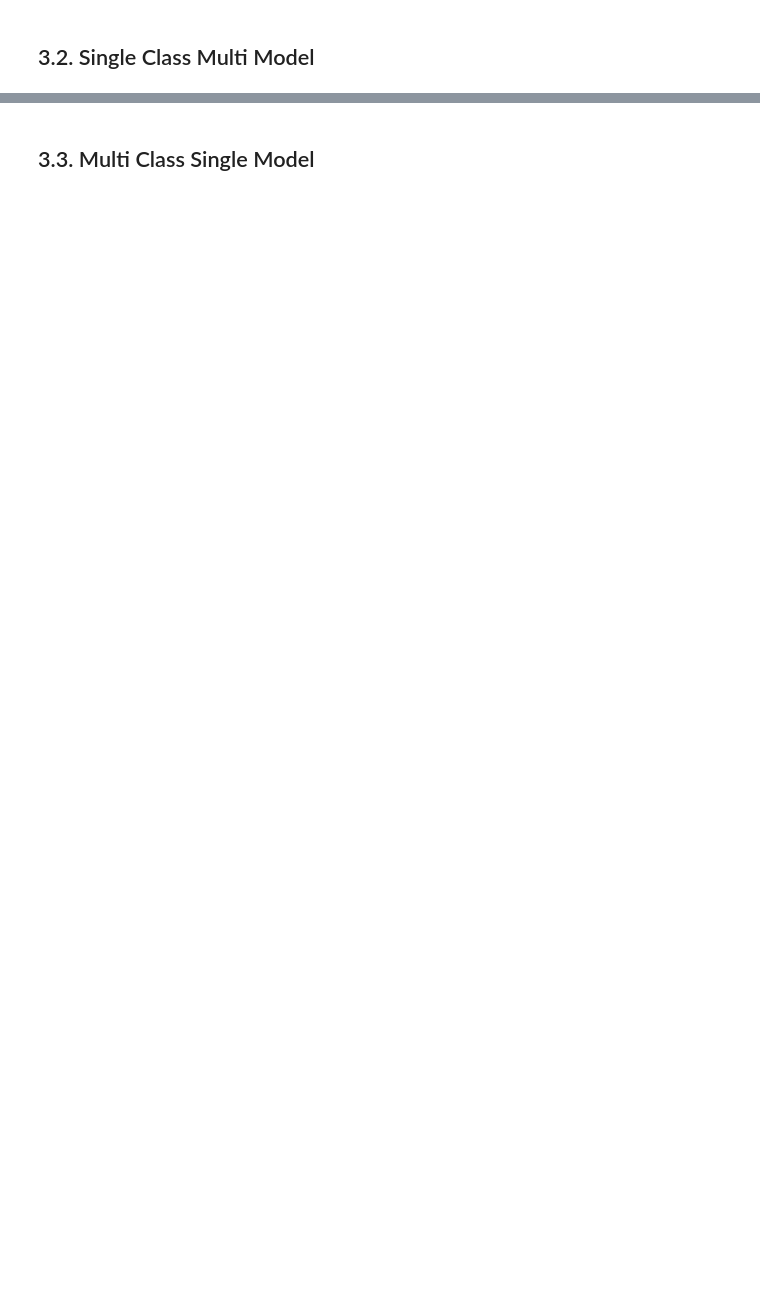
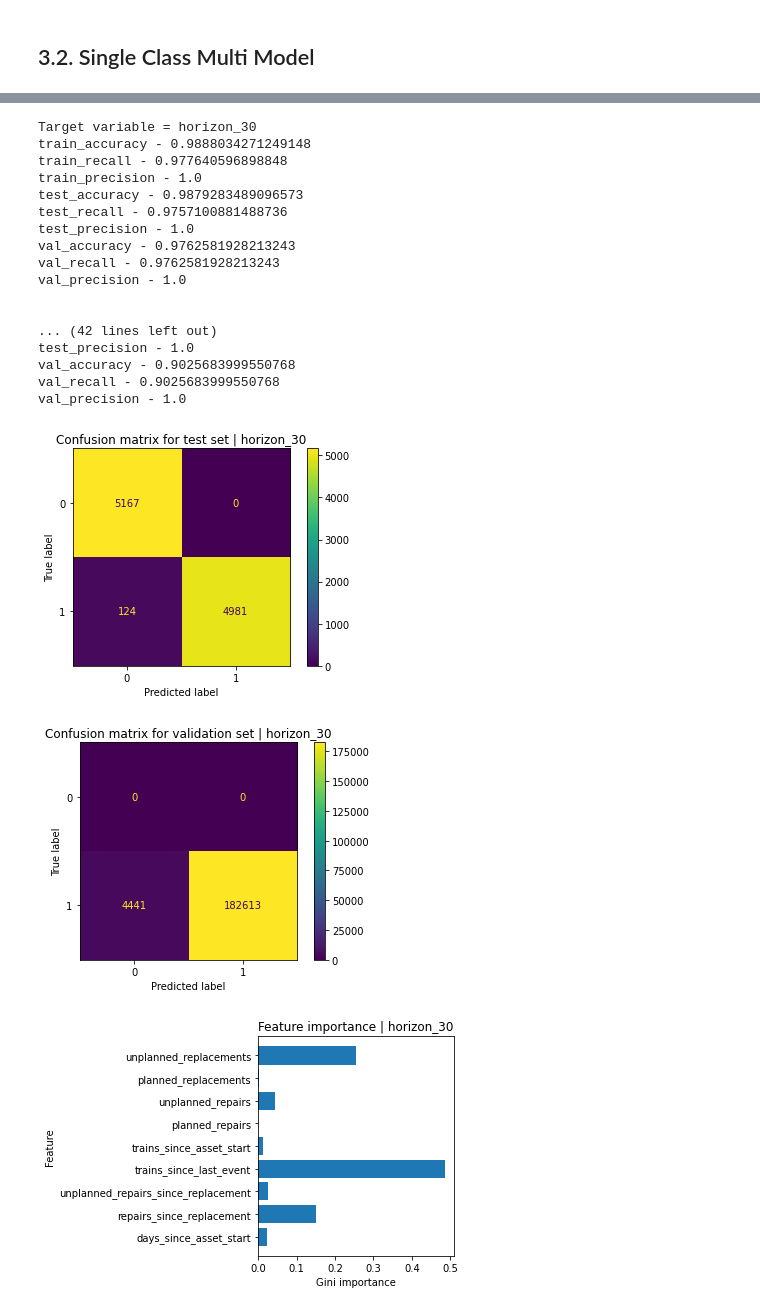
Before and after one commit to diogo-aos/iseg_sml_predictive_maintenance, a Jupyter notebook: predictive_maintenance.ipynb, the cells around one changed output, grey strips where cells are left out. Saved outputs shown, nothing was run; the diff lists cells and outputs as text; code cells hidden in the pictures; blank space fills up the shorter version.

```diff
--- a/predictive_maintenance.ipynb
+++ b/predictive_maintenance.ipynb
@@ -982,2 +1581,49 @@ with mlflow.start_run(run_name=f"{model_meta['type']}_{target_col}"):
-# %% [markdown]
-## 3.3. Multi Class Single Model
+# %%
+for target_c in columns_target:
+    model_meta = {
+        'target': target_c,
+        'columns':
+            [
+                'days_since_asset_start',
+                #'days_since_last_event',  # excluded because it leads to trains_since_start
+                'repairs_since_replacement',
+                'unplanned_repairs_since_replacement',
+                'trains_since_last_event',
+                'trains_since_asset_start',
+                'planned_repairs',
+                'unplanned_repairs',
+                'planned_replacements',
+                'unplanned_replacements'
+            ],
+        'type': 'RandomForestClassifier',
+        'params': {
+            'max_depth': 10,
+            'n_estimators': 50,
+            'criterion': 'entropy'  # was best criterion during grid search
+        }
+    }
+
+    prep_data = getTrainTestVal(dfX, model_meta['columns'], model_meta['target'])
+    clf = RandomForestClassifier(**model_meta['params'])
+    test_model(dfX, clf, model_meta)
+# %% [output]
+Target variable = horizon_30
+train_accuracy - 0.9888034271249148
+train_recall - 0.977640596898848
+train_precision - 1.0
+test_accuracy - 0.9879283489096573
+test_recall - 0.9757100881488736
+test_precision - 1.0
+val_accuracy - 0.9762581928213243
+val_recall - 0.9762581928213243
+val_precision - 1.0
+
+
+... (42 lines left out)
+test_precision - 1.0
+val_accuracy - 0.9025683999550768
+val_recall - 0.9025683999550768
+val_precision - 1.0
+[figure, added]
+[figure, added]
+[figure, added]
```
Also changed, not shown: parts of 129 cells of this notebook, 1 other file.
